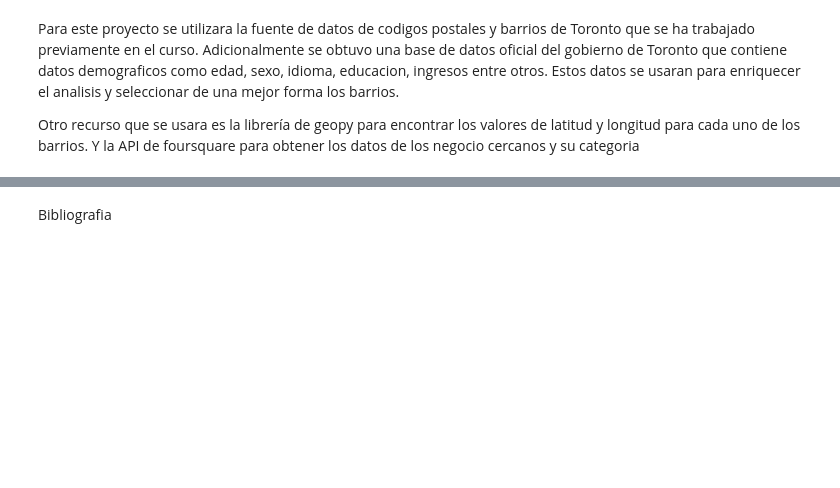
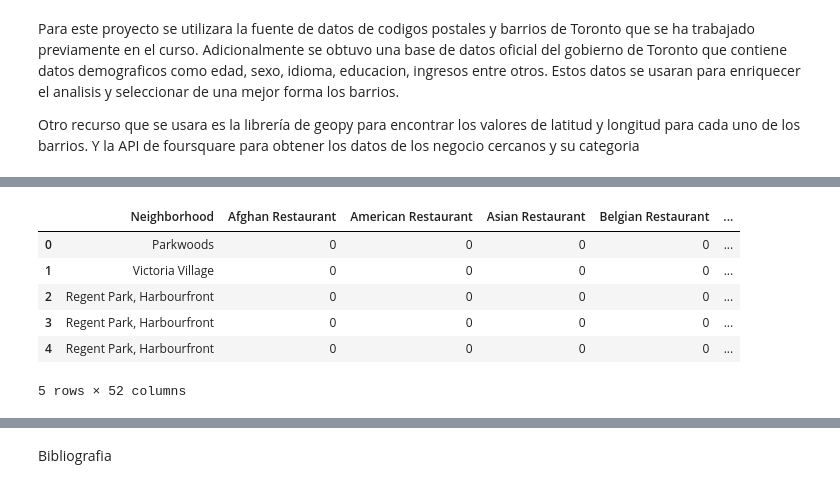
Before and after one commit to SDJM02/CapstoneIBM, a Jupyter notebook: Proyecto Capstone IBM.ipynb, the cells around one changed output, grey strips where cells are left out. Saved outputs shown, nothing was run; the diff lists cells and outputs as text; code cells hidden in the pictures; blank space fills up the shorter version.

```diff
--- a/Proyecto Capstone IBM.ipynb
+++ b/Proyecto Capstone IBM.ipynb
@@ -33,0 +210,20 @@ print("¡Hola, Proyecto Final del Curso!")
+# %%
+# generando una columna para cada categoria
+toronto_onehot = pd.get_dummies(restaurantes_toronto[['Venue Category']], prefix="", prefix_sep="")
+
+# añadir la columna de barrio de regreso al dataframe
+toronto_onehot['Neighborhood'] = restaurantes_toronto['Neighborhood']
+
+# mover la columna de barrio a la primer columna
+fixed_columns = [toronto_onehot.columns[-1]] + list(toronto_onehot.columns[:-1])
+toronto_onehot= toronto_onehot[fixed_columns]
+
+toronto_onehot.head()
+# %% [output]
+|  | Neighborhood | Afghan Restaurant | American Restaurant | Asian Restaurant | Belgian Restaurant | ... |
+| 0 | Parkwoods | 0 | 0 | 0 | 0 | ... |
+| 1 | Victoria Village | 0 | 0 | 0 | 0 | ... |
+| 2 | Regent Park, Harbourfront | 0 | 0 | 0 | 0 | ... |
+| 3 | Regent Park, Harbourfront | 0 | 0 | 0 | 0 | ... |
+| 4 | Regent Park, Harbourfront | 0 | 0 | 0 | 0 | ... |
+5 rows × 52 columns
```
Also changed, not shown: parts of 39 cells of this notebook, 1 other file.
